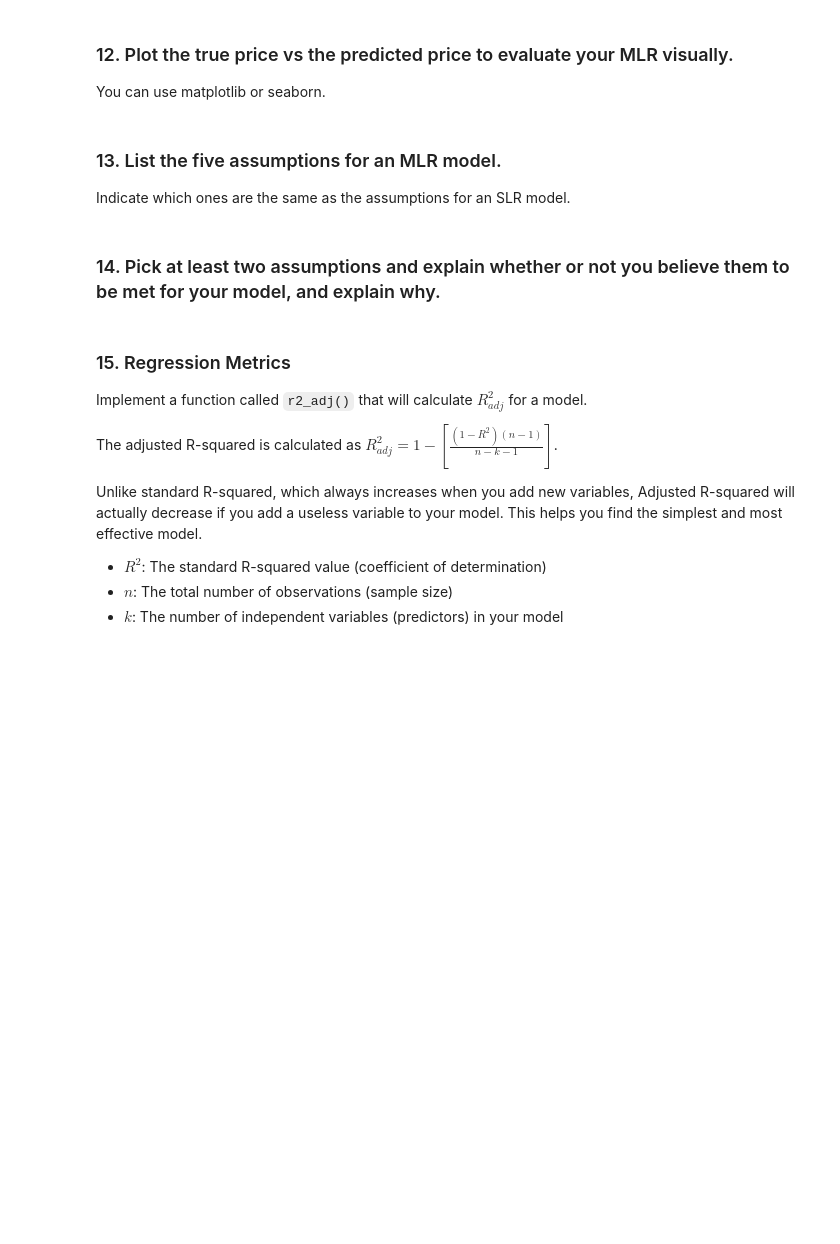
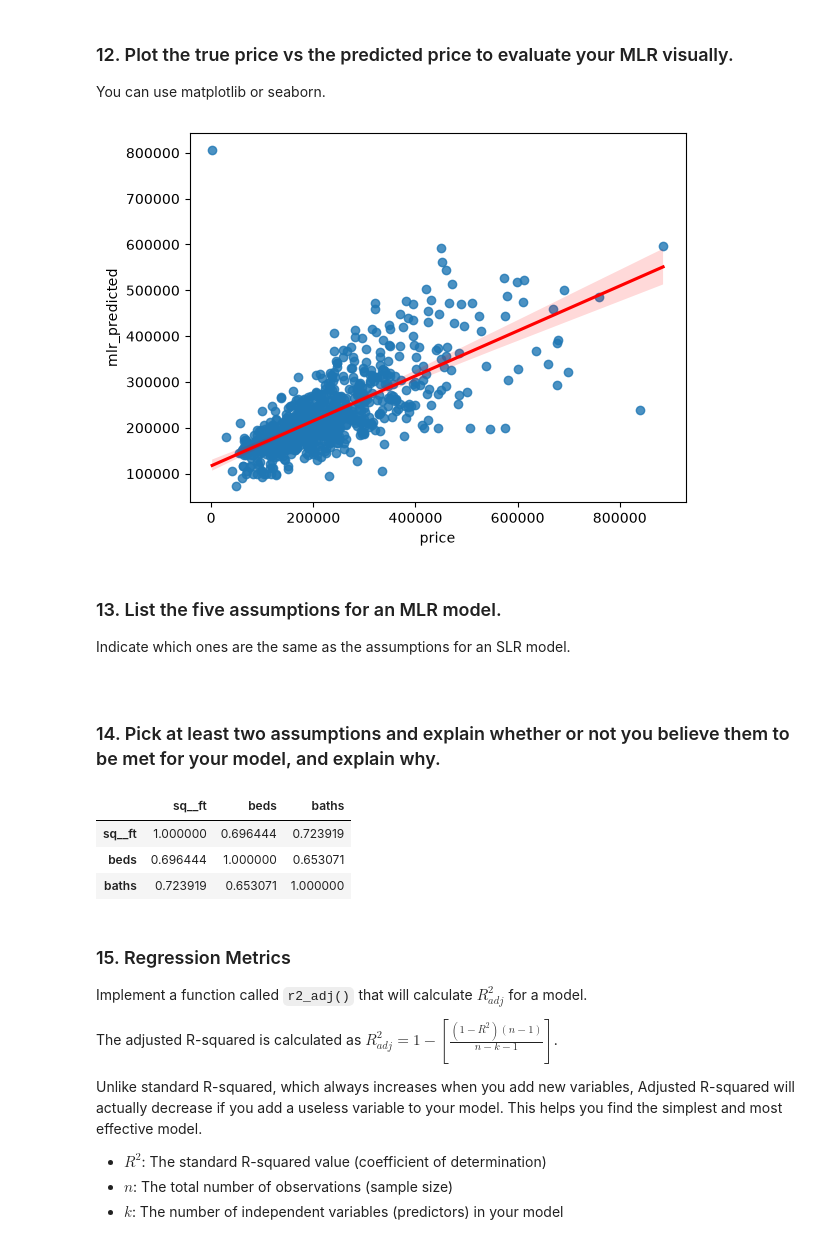
Before and after one commit to sayedali777/labs_projects, a Jupyter notebook: labs/Excercises 6.4/6.4.E1 Exercise regression.ipynb, the cells around one changed output. Cells and saved outputs as stored; diff of their text form; code cells hidden in the pictures; blank space fills up the shorter version.

```diff
--- a/labs/Excercises 6.4/6.4.E1 Exercise regression.ipynb
+++ b/labs/Excercises 6.4/6.4.E1 Exercise regression.ipynb
@@ -287,6 +308,8 @@ The coefficient for Monday is then interpreted as the average change in revenue
 The category you leave out, which the other columns are *relative to*, is often referred to as the **reference category**.
 
 ### 9. Use the `pd.get_dummies` function to convert the `type` column into dummy-coded variables.
+# %%
+housing = pd.get_dummies(housing, columns=['type'], dtype=int, drop_first=True)
 # %% [markdown]
 ### 10. Check the dummy columns you've created. Do they all make sense?
 
@@ -305,0 +353,6 @@ model = LinearRegression()
+# %%
+model = LinearRegression()
+X = housing[['sq__ft', 'beds', 'baths', 'type_Residential']]
+y=housing['price']
+
+model.fit(X,y)
@@ -307,9 +387,21 @@ model = LinearRegression()
 ### 12. Plot the true price vs the predicted price to evaluate your MLR visually.
 
 You can use matplotlib or seaborn.
+# %%
+housing['mlr_predicted'] = model.predict(X)
+sns.regplot(x=housing['price'], y=housing['mlr_predicted'],line_kws={'color': 'red'})
+plt.show()
+# %% [output]
+[figure, added]
 # %% [markdown]
 ### 13. List the five assumptions for an MLR model.
 
 Indicate which ones are the same as the assumptions for an SLR model.
+# %% [markdown]
+<!-- Linearity
+independence
+Normality
+Equaliy of variances
+independence of predictors -->
 # %% [markdown]
 ### 14. Pick at least two assumptions and explain whether or not you believe them to be met for your model, and explain why.
@@ -316,3 +411,10 @@ Indicate which ones are the same as the assumptions for an SLR model.
+# %%
+housing[['sq__ft','beds','baths']].corr()
+# %% [output]
+|  | sq__ft | beds | baths |
+| sq__ft | 1.000000 | 0.696444 | 0.723919 |
+| beds | 0.696444 | 1.000000 | 0.653071 |
+| baths | 0.723919 | 0.653071 | 1.000000 |
 # %% [markdown]
 ### 15. Regression Metrics
 
```
Also changed, not shown: parts of 21 cells of this notebook.
